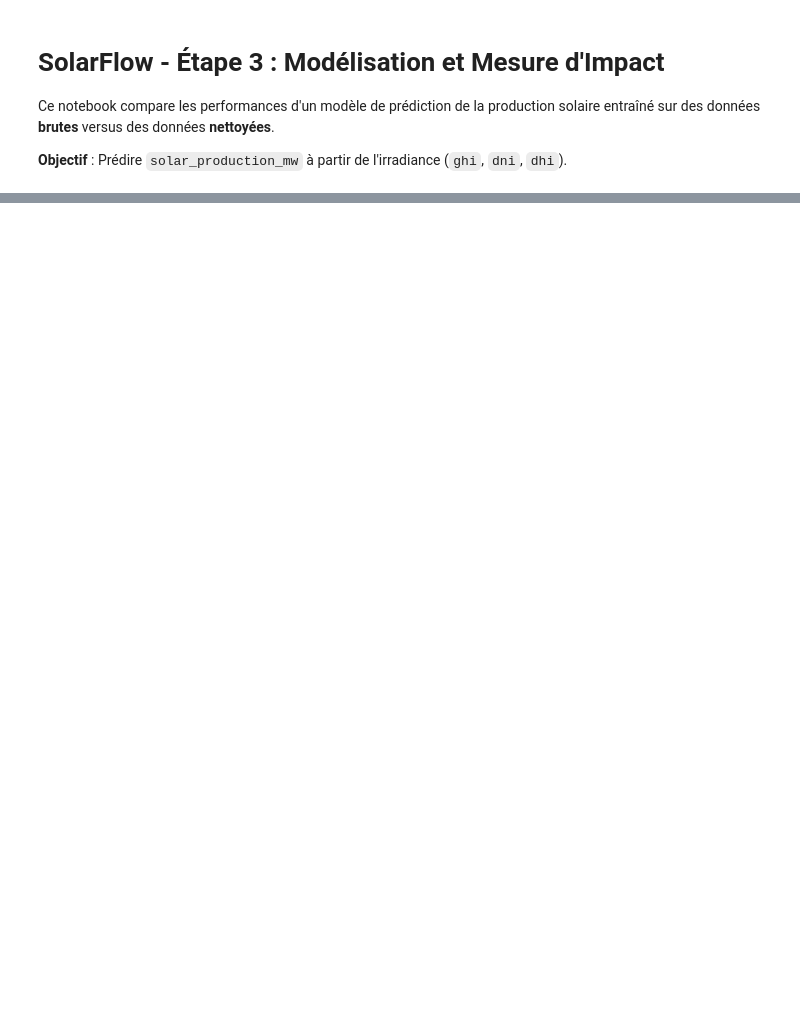
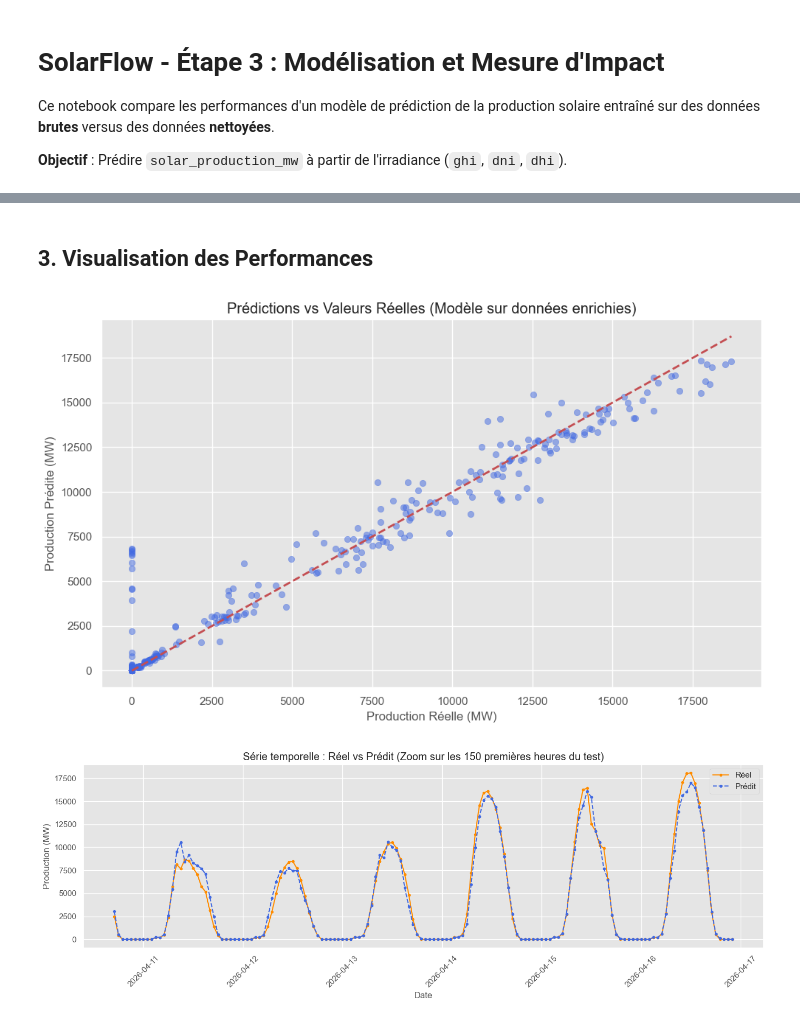
Before and after one commit to pierre-jannot/SolarFlow, a Jupyter notebook: notebooks/modelisation.ipynb, the cells around one changed output, grey strips where cells are left out. Cells and saved outputs as stored; diff of their text form; code cells hidden in the pictures; blank space fills up the shorter version.

Commit message:
feat(modelling): enrich modelisation notebook with feature engineering and advanced Random Forest

```diff
--- a/notebooks/modelisation.ipynb
+++ b/notebooks/modelisation.ipynb
@@ -93,0 +127,21 @@ print(f"R²   : {r2_raw:.4f}")
+# %%
+
+# Copie du dataset propre
+df_fe = df_clean.copy()
+
+# On s'assure que time est bien un datetime
+df_fe['timestamp'] = pd.to_datetime(df_fe['timestamp'], utc=True)
+
+# Variables cycliques (heure)
+df_fe['hour_sin'] = np.sin(2 * np.pi * df_fe['timestamp'].dt.hour / 24)
+df_fe['hour_cos'] = np.cos(2 * np.pi * df_fe['timestamp'].dt.hour / 24)
+
+# Variables décalées (Lags)
+df_fe = df_fe.sort_values('timestamp')
+df_fe['prod_lag_1h'] = df_fe['solar_production_mw'].shift(1)
+df_fe['prod_lag_24h'] = df_fe['solar_production_mw'].shift(24)
+
+# Suppression des NaN induits par le shift
+df_fe = df_fe.dropna()
+
+print(f"Dataset après Feature Engineering : {df_fe.shape[0]} lignes")
@@ -93,0 +185,29 @@ print(f"R²   : {r2_raw:.4f}")
+# %% [markdown]
+## 3. Visualisation des Performances
+# %%
+
+plt.figure(figsize=(10, 6))
+plt.scatter(y_test_clean, y_pred_clean, alpha=0.5, color='royalblue')
+plt.plot([y_test_clean.min(), y_test_clean.max()], [y_test_clean.min(), y_test_clean.max()], 'r--', lw=2)
+plt.title("Prédictions vs Valeurs Réelles (Modèle sur données enrichies)")
+plt.xlabel("Production Réelle (MW)")
+plt.ylabel("Production Prédite (MW)")
+plt.tight_layout()
+plt.show()
+
+# Graphique de la série temporelle (réel vs prédit sur un sous-échantillon test)
+test_dates = df_fe['timestamp'].iloc[-len(y_test_clean):]
+
+plt.figure(figsize=(14, 5))
+plt.plot(test_dates[:150], y_test_clean[:150].values, label="Réel", color='darkorange', marker='.')
+plt.plot(test_dates[:150], y_pred_clean[:150], label="Prédit", color='royalblue', linestyle='--', marker='.')
+plt.title("Série temporelle : Réel vs Prédit (Zoom sur les 150 premières heures du test)")
+plt.xlabel("Date")
+plt.ylabel("Production (MW)")
+plt.legend()
+plt.xticks(rotation=45)
+plt.tight_layout()
+plt.show()
+# %% [output]
+[figure, added]
+[figure, added]
```
Also changed, not shown: parts of 8 cells of this notebook.
